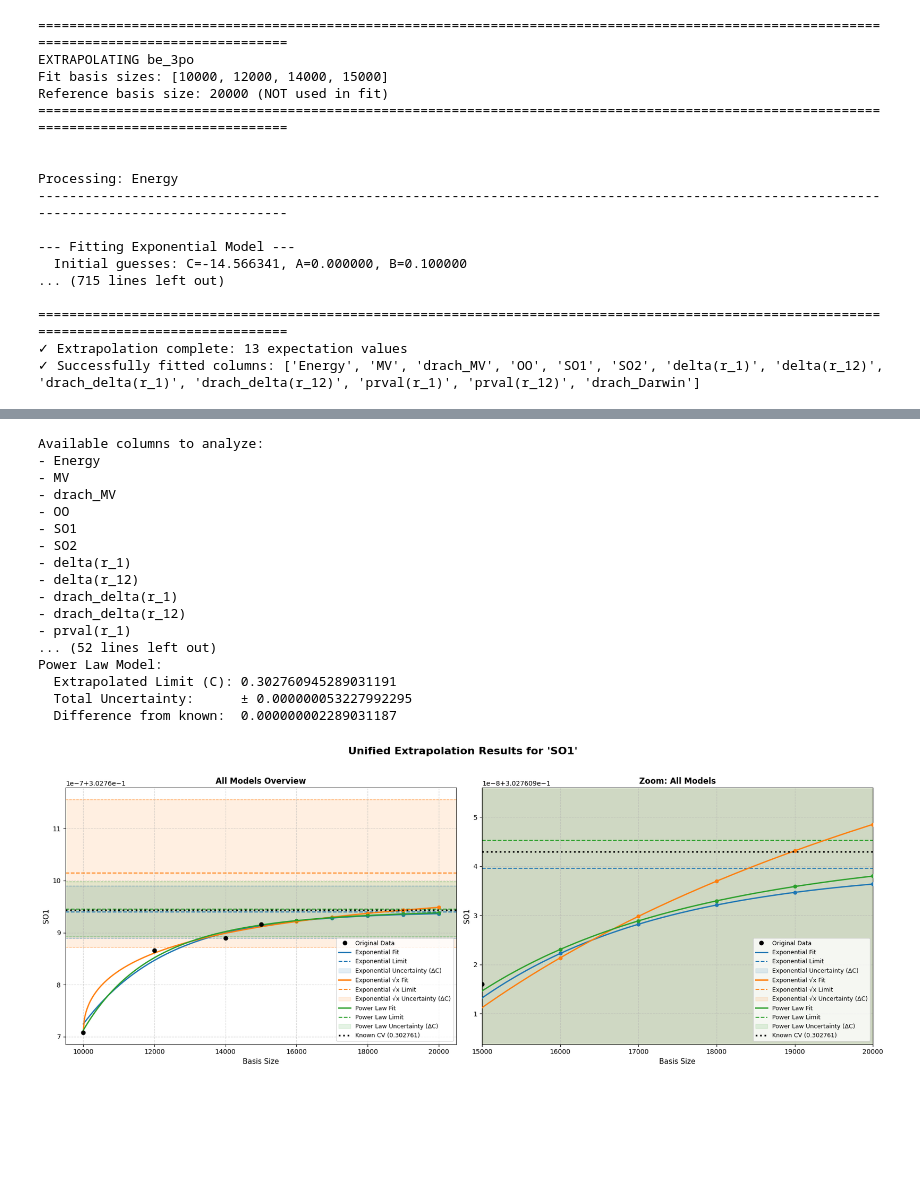
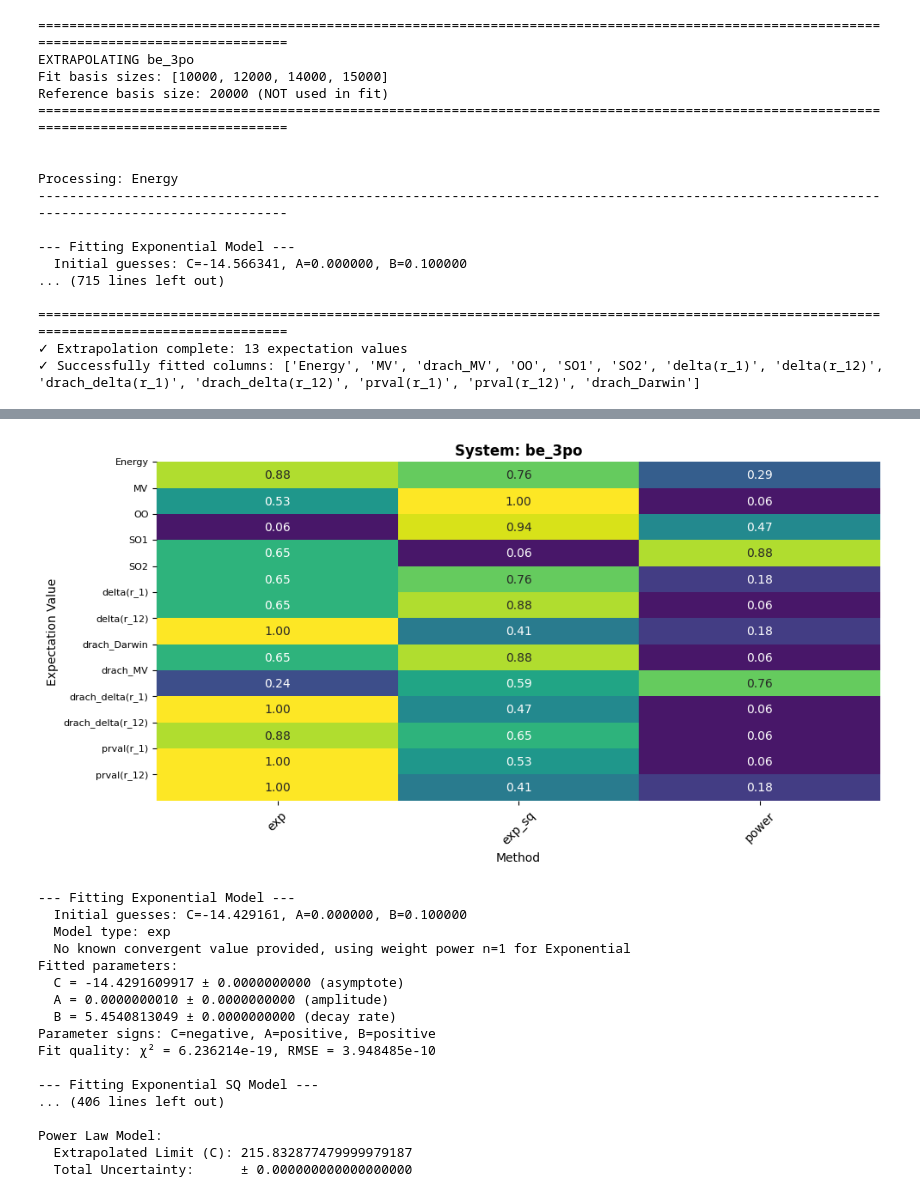
Before and after one commit to trulyaldi/extrapolation, a Jupyter notebook: src/test.ipynb, the cells around one changed output, grey strips where cells are left out. Saved outputs shown, nothing was run; the diff lists cells and outputs as text; code cells hidden in the pictures; blank space fills up the shorter version.

```diff
--- a/src/test.ipynb
+++ b/src/test.ipynb
@@ -444,21 +407,24 @@ be_3po_inf
-# %%
-extrapolator.unified_extrapolator(be_3po_init).fit()
-# %% [output]
-Available columns to analyze:
-- Energy
-- MV
-- drach_MV
-- OO
-- SO1
-- SO2
-- delta(r_1)
-- delta(r_12)
-- drach_delta(r_1)
-- drach_delta(r_12)
-- prval(r_1)
-... (52 lines left out)
-Power Law Model:
-  Extrapolated Limit (C): 0.302760945289031191
-  Total Uncertainty:      ± 0.000000053227992295
-  Difference from known:  0.000000002289031187
-[figure, removed]
+# %%
+heatmap(be_3po_df)
+# %% [output]
+[figure, added]
+# %%
+be_3se_01_df = extrapolate_be_3po(be_3se_01, be_3se_01_err, verbose = False)
+# %% [output]
+--- Fitting Exponential Model ---
+  Initial guesses: C=-14.429161, A=0.000000, B=0.100000
+  Model type: exp
+  No known convergent value provided, using weight power n=1 for Exponential
+Fitted parameters:
+  C = -14.4291609917 ± 0.0000000000 (asymptote)
+  A = 0.0000000010 ± 0.0000000000 (amplitude)
+  B = 5.4540813049 ± 0.0000000000 (decay rate)
+Parameter signs: C=negative, A=positive, B=positive
+Fit quality: χ² = 6.236214e-19, RMSE = 3.948485e-10
+
+--- Fitting Exponential SQ Model ---
+... (406 lines left out)
+
+Power Law Model:
+  Extrapolated Limit (C): 215.832877479999979187
+  Total Uncertainty:      ± 0.000000000000000000
```
Also changed, not shown: parts of 18 cells of this notebook.
